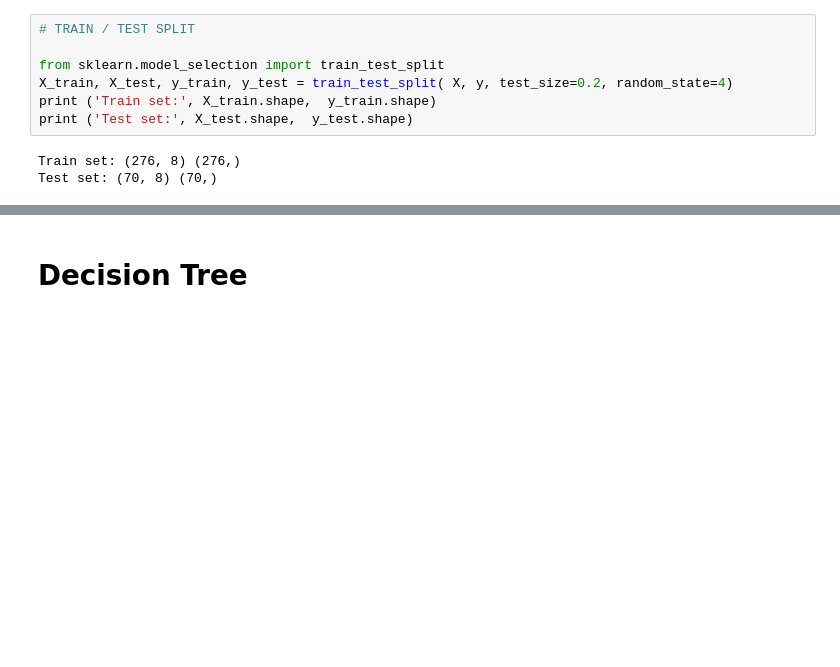
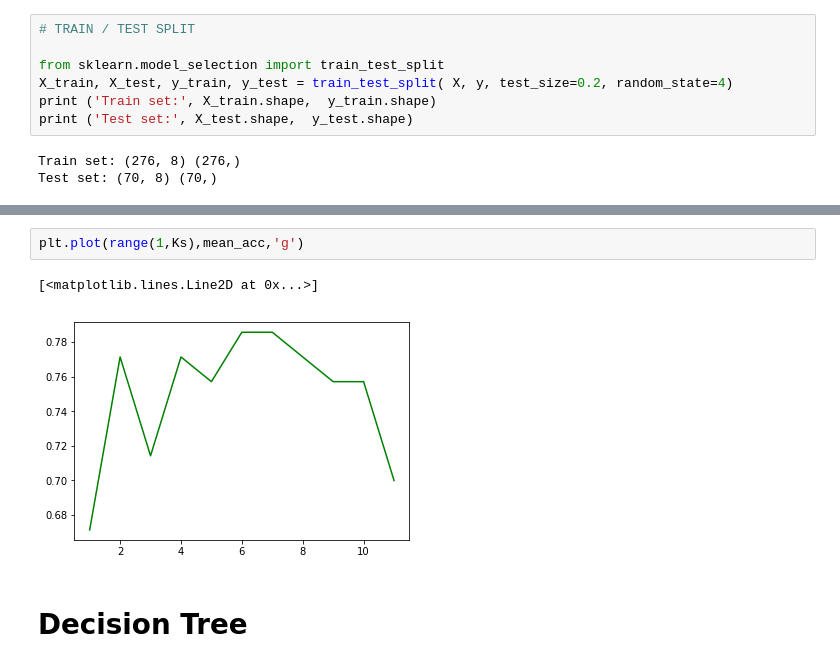
Before and after one commit to viveknes/classifiers, a Jupyter notebook: Vivek_Notebook_from_URL.ipynb, the cells around one changed output, grey strips where cells are left out. Cells and saved outputs as stored; diff of their text form; blank space fills up the shorter version.

```diff
--- a/Vivek_Notebook_from_URL.ipynb
+++ b/Vivek_Notebook_from_URL.ipynb
@@ -316,3 +302,8 @@ We Get Most Accurate Results 0.7857142857142857 with k= 7
+# %%
+plt.plot(range(1,Ks),mean_acc,'g')
+# %% [output]
+[<matplotlib.lines.Line2D at 0x...>]
+[figure, added]
 # %% [markdown]
 # Decision Tree
 # %%
```
Also changed, not shown: parts of 16 cells of this notebook.
